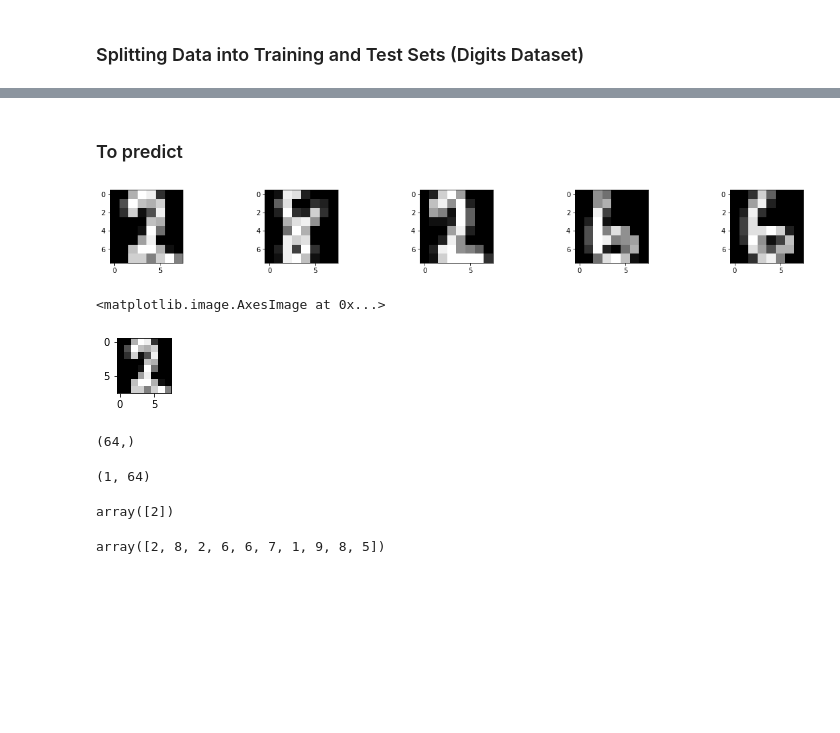
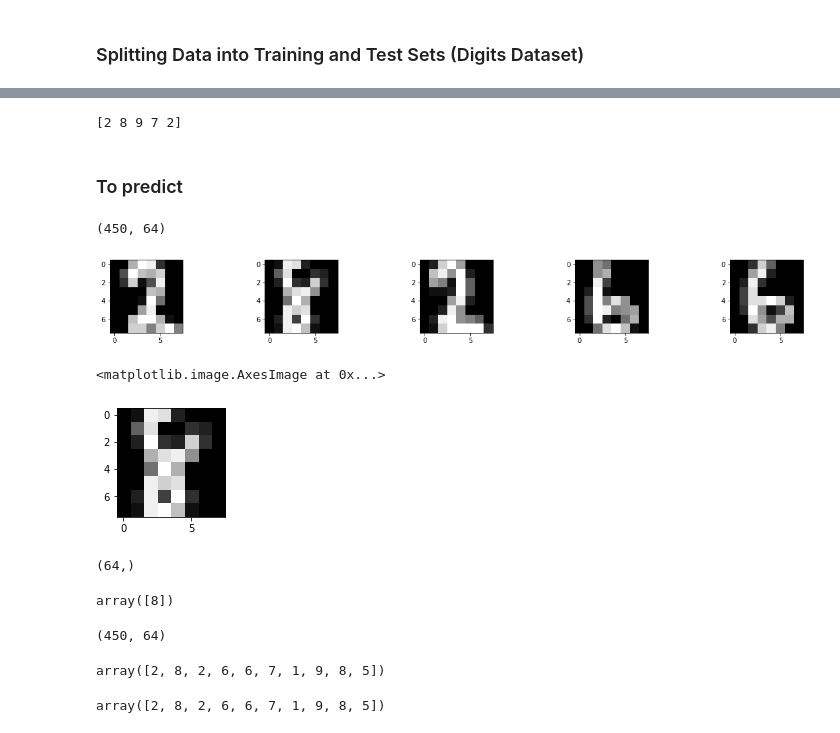
Before and after one commit to Clapiniella/data_science_jun_2020, a Jupyter notebook: week8/day3/theory/logistic_regression_digits.ipynb, the cells around one changed output, grey strips where cells are left out. Drawn from its saved outputs; the diff is of its cells as text; code cells hidden in the pictures; blank space fills up the shorter version.

```diff
--- a/week8/day3/theory/logistic_regression_digits.ipynb
+++ b/week8/day3/theory/logistic_regression_digits.ipynb
@@ -53,5 +103,13 @@ LogisticRegression(C=1.0, class_weight=None, dual=False, fit_intercept=True,
+# %%
+print(y_train[:5])
+# %% [output]
+[2 8 9 7 2]
 # %% [markdown]
 ### To predict
+# %%
+x_test.shape
+# %% [output]
+(450, 64)
 # %%
 plt.figure(figsize=(20,2))
 for index, (image, label) in enumerate(zip(x_test[0:5], y_test[0:5])):
@@ -60,26 +118,30 @@ for index, (image, label) in enumerate(zip(x_test[0:5], y_test[0:5])):
 # %% [output]
 [figure]
 # %%
-plt.rcParams['figure.figsize'] = 1, 1
-first_test_image = x_test[0]
+plt.rcParams['figure.figsize'] = , 2
+first_test_image = x_test[1]
 plt.imshow(np.reshape(first_test_image, (8,8)), cmap=plt.cm.gray)
 # %% [output]
 <matplotlib.image.AxesImage at 0x...>
-[figure, old version]
+[figure, new version]
 # %%
 x_test[0].shape
 # %% [output]
 (64,)
+# %%
+# Returns a NumPy Array
+# Predict for One Observation (image)
+logisticRegr.predict(x_test[1].reshape(1, -1))
+# %% [output]
+array([8])
 # %%
-x_test[0].reshape(1,-1).shape
+x_test.shape
 # %% [output]
-(1, 64)
+(450, 64)
-# %%
-# Returns a NumPy Array
-# Predict for One Observation (image)
-logisticRegr.predict(x_test[0].reshape(1,-1))
-# %% [output]
-array([2])
+# %%
+y_test[0:10]
+# %% [output]
+array([2, 8, 2, 6, 6, 7, 1, 9, 8, 5])
 # %%
 logisticRegr.predict(x_test[0:10])
 # %% [output]
```
Also changed, not shown: parts of 10 cells of this notebook, 3 other files.
